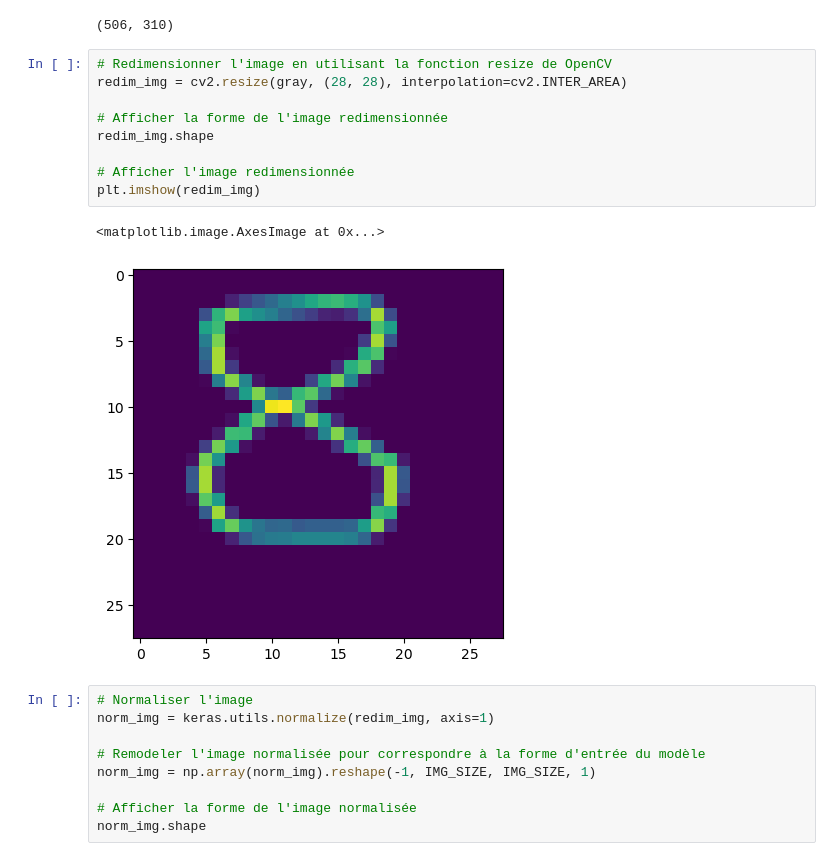
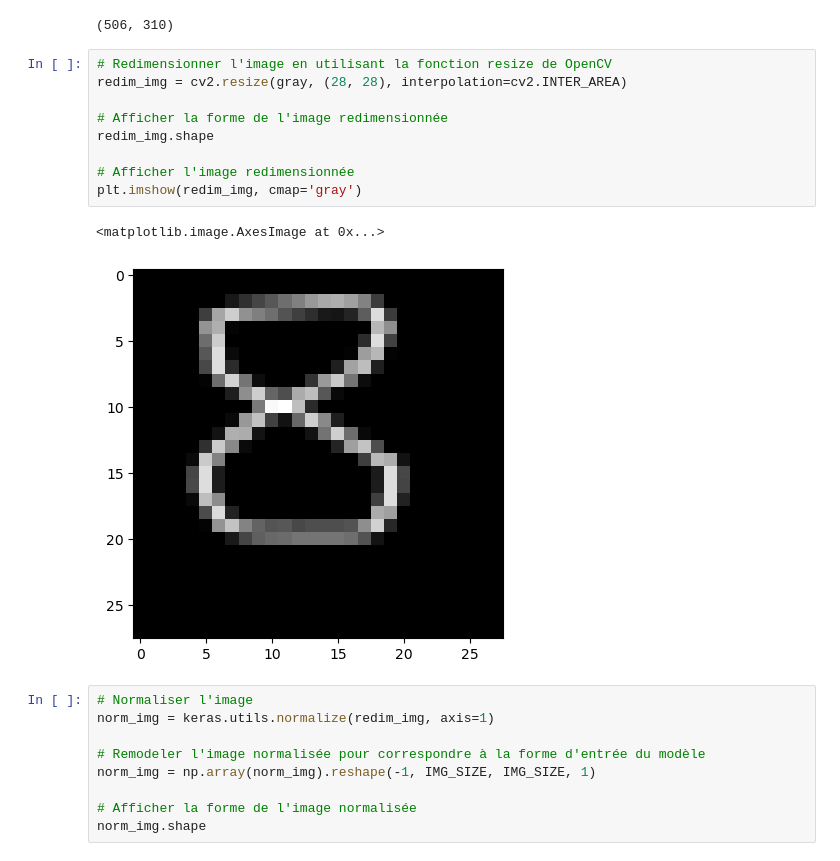
Before and after one commit to cherifissa/haindwritte_predict, a Jupyter notebook: number_predic.ipynb, the cells around one changed output. Drawn from its saved outputs; the diff is of its cells as text.

```diff
--- a/number_predic.ipynb
+++ b/number_predic.ipynb
@@ -334,15 +344,15 @@ gray.shape
 # %%
 # Redimensionner l'image en utilisant la fonction resize de OpenCV
 redim_img = cv2.resize(gray, (28, 28), interpolation=cv2.INTER_AREA)
 
 # Afficher la forme de l'image redimensionnée
 redim_img.shape
 
 # Afficher l'image redimensionnée
-plt.imshow(redim_img)
+plt.imshow(redim_img, cmap='gray')
 # %% [output]
 <matplotlib.image.AxesImage at 0x...>
-[figure, old version]
+[figure, new version]
 # %%
 # Normaliser l'image
 norm_img = keras.utils.normalize(redim_img, axis=1)
```
Also changed, not shown: parts of 8 cells of this notebook.
